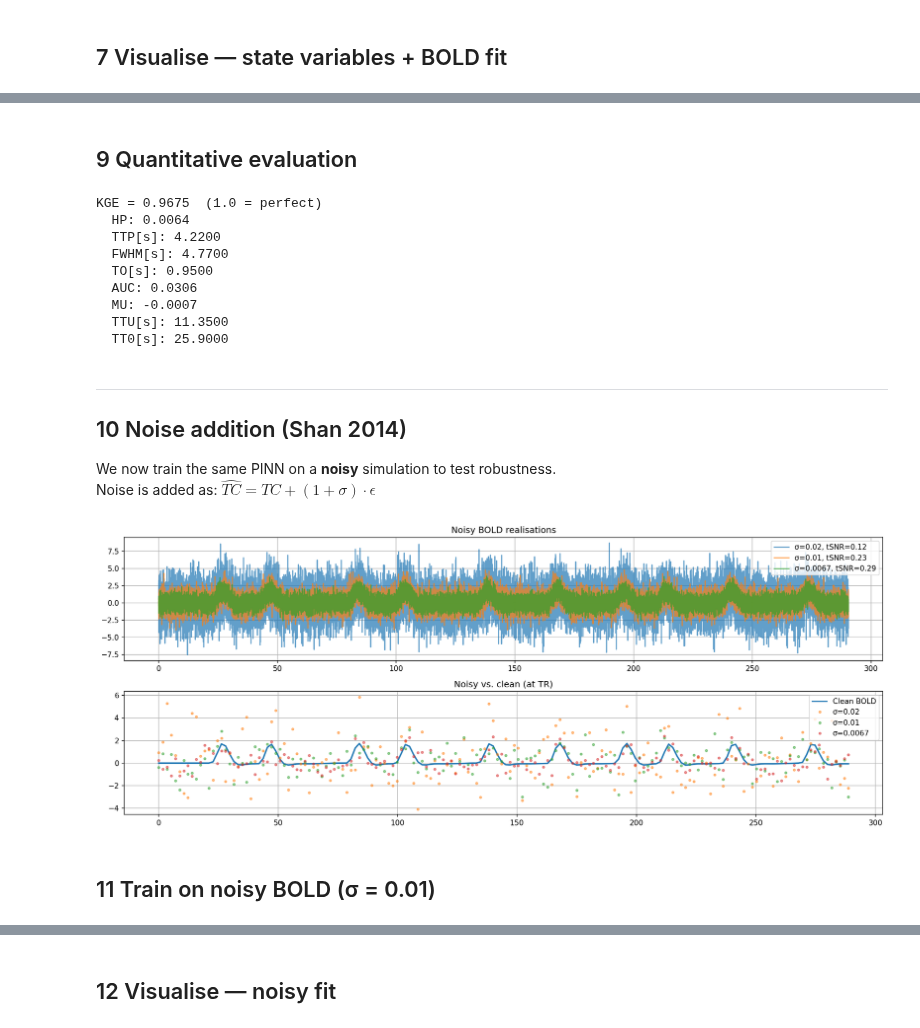
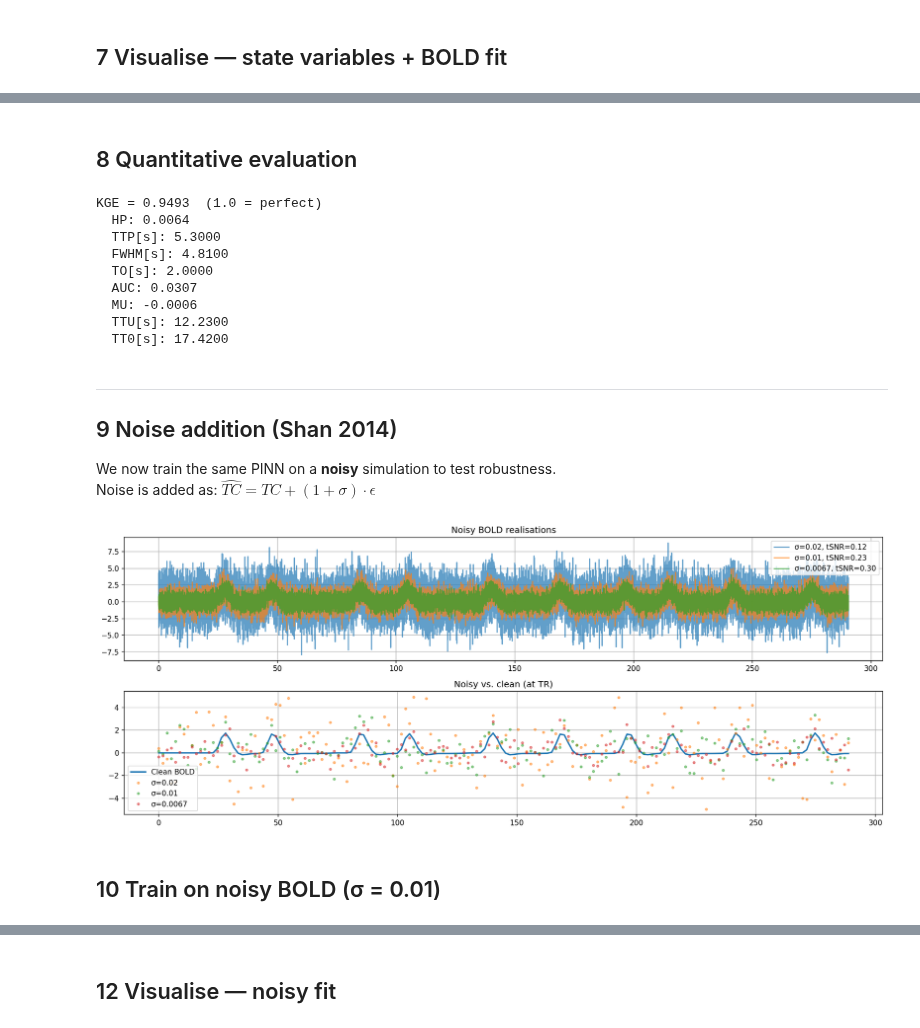
Before and after one commit to RodrigoHache/BalloonLib, a Jupyter notebook: examples/QuickStartELBO.ipynb, the cells around one changed output, grey strips where cells are left out. Cells and saved outputs as stored; diff of their text form; code cells hidden in the pictures.

```diff
--- a/examples/QuickStartELBO.ipynb
+++ b/examples/QuickStartELBO.ipynb
@@ -53,7 +53,7 @@ Sti_Onsets = np.array([22, 42, 79, 99, 134, 163, 191, 209, 236, 269]) - 1  # ons
 
 # ── High-res (0.01 s) impulse used by the PINN
 Impulse = torch.zeros(30).repeat(100)  # 30 s at 100 Hz
-Impulse[5:105] = 1  # stimulus on from 0.05 s to 1.05 s
+Impulse[105:205] = 1  # stimulus on from 0.05 s to 1.05 s
 
 # ── Overall stimulus for BOLD convolution
 Overall_stims, stim_time = experimental_stims(
@@ -330,6 +310,10 @@ tensor(0.1108, device='cuda:0', requires_grad=True)
 # %% [markdown]
 ## 7  Visualise — state variables + BOLD fit
 # %%
+# load the best model checkpoint
+best_model_cp = torch.load('./best_model.pth')
+model.load_state_dict(best_model_cp['model_state_dict'])
+
 # Build the normalised time axis that train() used internally
 t = torch.arange(0, Impulse.shape[0]) / Impulse.shape[0]
 t_nn = ((t - t.mean()) / t.std()).view(-1, 1)
@@ -365,4 +349,9 @@ plot_balloon_fitting(
     first_non_zero_index=torch.argmax(Impulse) - 1,
     show_bold_signal=True,
 )
+
+tmp = dict(list(loss_trace_elbo.items())[:5])
+tmp['total'] = loss_trace_elbo['pinn_total']
+tmp['elbo_total'] = loss_trace_elbo['elbo_total']
+plot_trace(tmp , title="Loss — noise-free simulation", step_size=step_size)
 # %% [output]
@@ -426,7 +437,7 @@ plot_trace(tmp , title="Loss — noise-free simulation", step_size=step_size)
 #     w_raw, title="Adaptive weights — noise-free simulation", keys_to_skip=[], step_size=step_size
 # )
 # %% [markdown]
-## 9  Quantitative evaluation
+## 8  Quantitative evaluation
 # %%
 model.eval()
 with torch.no_grad():
@@ -449,25 +460,29 @@ desc = hrf_description(tensor2np(hrf_pinn), max_time=domain[1])
 for k, v_d in desc.items():
     print(f"  {k}: {v_d[0]:.4f}")
 # %% [output]
-KGE = 0.9675  (1.0 = perfect)
+KGE = 0.9493  (1.0 = perfect)
   HP: 0.0064
-  TTP[s]: 4.2200
-  FWHM[s]: 4.7700
-  TO[s]: 0.9500
-  AUC: 0.0306
-  MU: -0.0007
-  TTU[s]: 11.3500
-  TT0[s]: 25.9000
+  TTP[s]: 5.3000
+  FWHM[s]: 4.8100
+  TO[s]: 2.0000
+  AUC: 0.0307
+  MU: -0.0006
+  TTU[s]: 12.2300
+  TT0[s]: 17.4200
 # %% [markdown]
 ---
-## 10  Noise addition (Shan 2014)
+## 9  Noise addition (Shan 2014)
 
 We now train the same PINN on a **noisy** simulation to test robustness.
 Noise is added as:  $\hat{TC} = TC + (1 + \sigma) \cdot \epsilon$
 # %%
 # Generate three noise levels
+# fork_rng saves and restores PyTorch's RNG state after the block,
+# so this seed does not affect any subsequent random draws in the notebook.
 noise_levels = [0.02, 0.01, 0.0067]
-noise_list = [torch.randn(1, len(num_bold_test)) * s for s in noise_levels]
+with torch.random.fork_rng(enabled=True):
+    torch.manual_seed(42)
+    noise_list = [torch.randn(1, len(num_bold_test)) * s for s in noise_levels]
 noise = torch.cat(noise_list, dim=0)  # shape (3, N)
 
 
@@ -479,34 +494,34 @@ def adding_noise(TC, noise_tensor):
 def tSNR(x):
     ax = int(np.argmax(x.shape))
     return x.mean(axis=ax) / x.std(axis=ax)
 
 
 tmp = tensor2np(adding_noise(num_bold_test, noise))
 tsnr_vals = list(tSNR(tmp))
 
 
 def norm(x, a):
     return 100 * (x - x.mean(axis=a)) / x.mean(axis=a)
 
 
 fig, ax = plt.subplots(2, 1, figsize=(15, 6), dpi=150)
 labels = [f"σ={s}" for s in noise_levels]
 for k, (row, lbl) in enumerate(zip(tmp, labels)):
     ax[0].plot(stim_time_np, row, alpha=0.7, label=f"{lbl}, tSNR={tsnr_vals[k]:.2f}")
 ax[0].set_title("Noisy BOLD realisations")
 ax[0].legend()
 ax[0].grid()
 
 ax[1].plot(Bold_time, sampled_bold_test, label="Clean BOLD", lw=2)
 for k, (row, lbl) in enumerate(zip((tmp[:, ::sampling_rate]), labels)):
     ax[1].plot(Bold_time, row, ".", alpha=0.5, label=lbl)
 ax[1].set_title("Noisy vs. clean (at TR)")
 ax[1].legend()
 ax[1].grid()
 plt.tight_layout()
 plt.show()
 # %% [output]
-[figure, old version]
+[figure, new version]
 # %% [markdown]
-## 11  Train on noisy BOLD (σ = 0.01)
+## 10  Train on noisy BOLD (σ = 0.01)
 # %%
```
Also changed, not shown: parts of 24 cells of this notebook.
